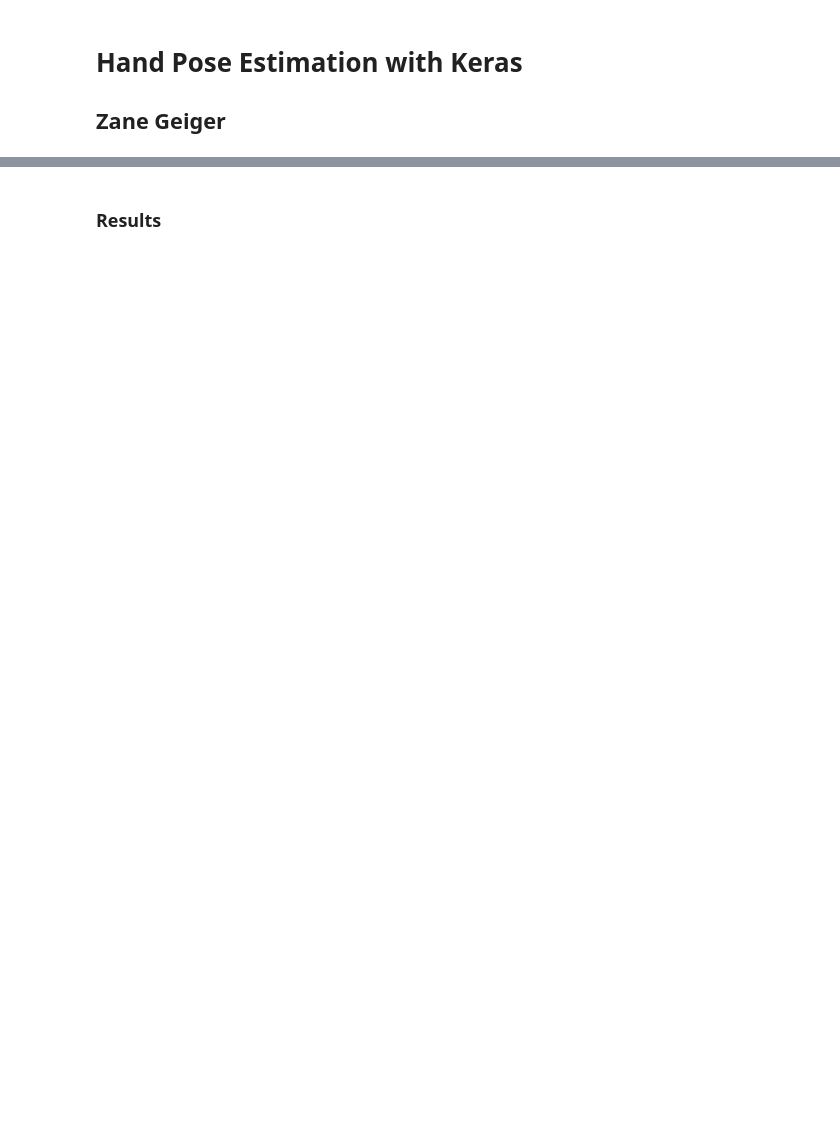
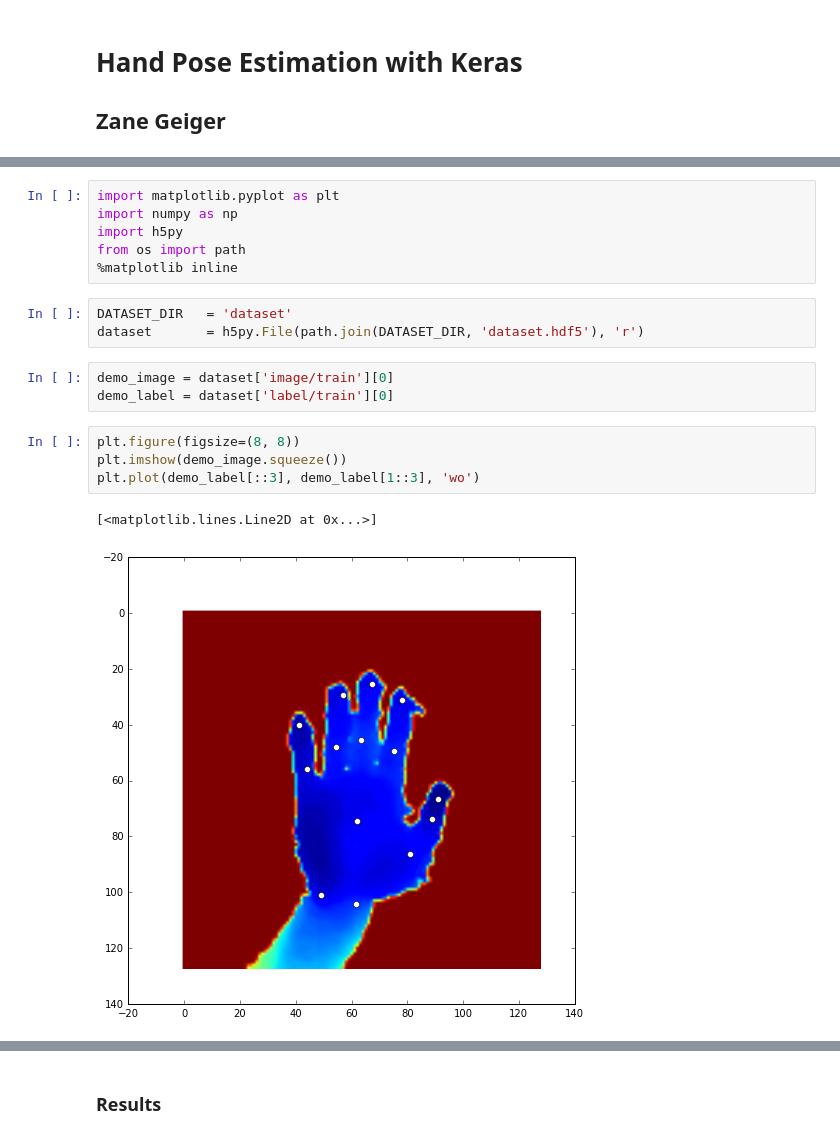
Before and after one commit to zanecodes/thesis, a Jupyter notebook: readme.ipynb, the cells around one changed output, grey strips where cells are left out. Drawn from its saved outputs; the diff is of its cells as text; blank space fills up the shorter version.

```diff
--- a/readme.ipynb
+++ b/readme.ipynb
@@ -5 +13,20 @@
+# %%
+import matplotlib.pyplot as plt
+import numpy as np
+import h5py
+from os import path
+%matplotlib inline
+# %%
+DATASET_DIR   = 'dataset'
+dataset       = h5py.File(path.join(DATASET_DIR, 'dataset.hdf5'), 'r')
+# %%
+demo_image = dataset['image/train'][0]
+demo_label = dataset['label/train'][0]
+# %%
+plt.figure(figsize=(8, 8))
+plt.imshow(demo_image.squeeze())
+plt.plot(demo_label[::3], demo_label[1::3], 'wo')
+# %% [output]
+[<matplotlib.lines.Line2D at 0x...>]
+[figure, added]
 # %% [markdown]
```
Also changed, not shown: parts of 12 cells of this notebook, 2 other files.
